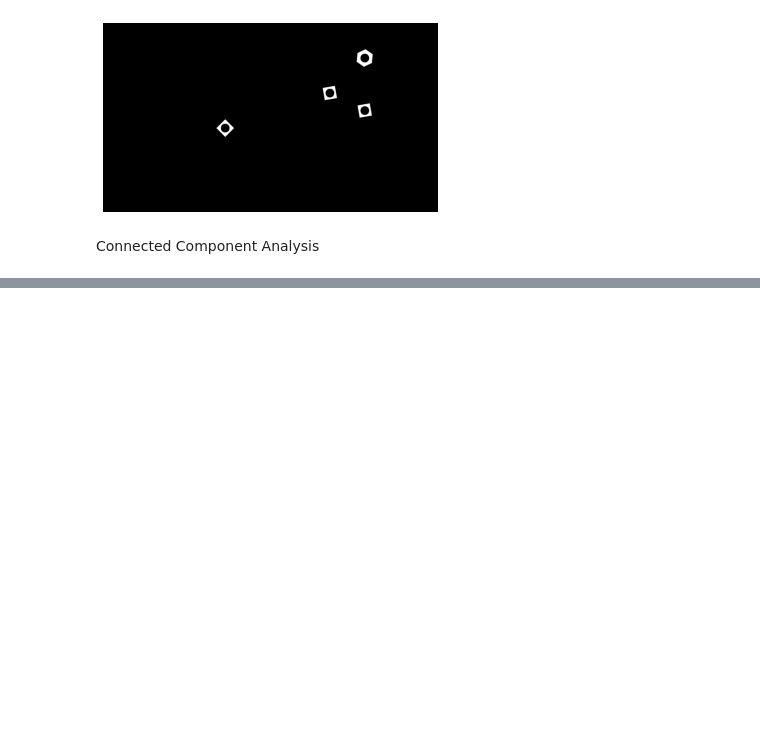
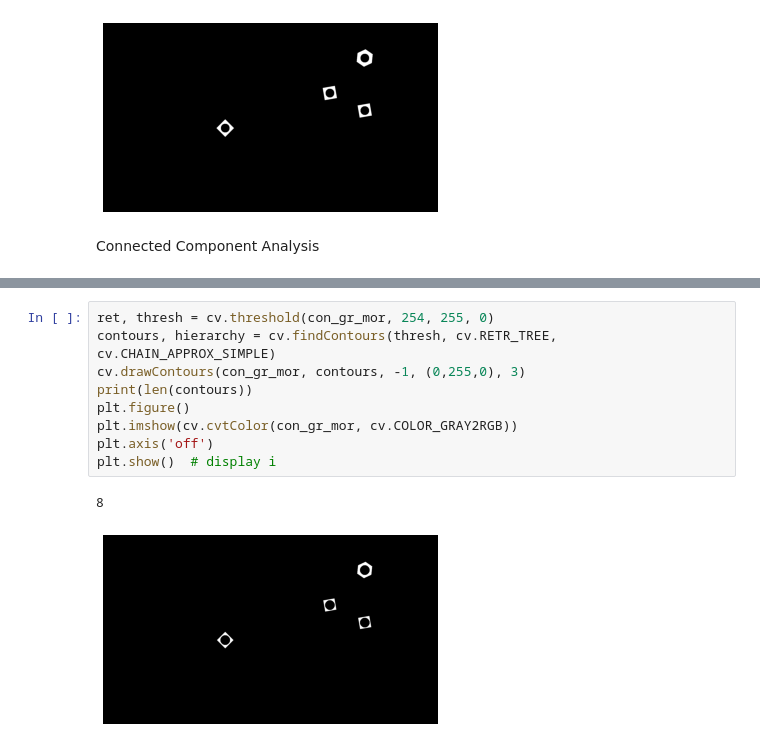
Before and after one commit to Nisitha529/EN2550_ImageProcessingAndMachineVision, a Jupyter notebook: Assignment3/assignment_3.ipynb, the cells around one changed output, grey strips where cells are left out. Saved outputs shown, nothing was run; the diff lists cells and outputs as text; blank space fills up the shorter version.

```diff
--- a/Assignment3/assignment_3.ipynb
+++ b/Assignment3/assignment_3.ipynb
@@ -101,0 +144,12 @@ Connected Component Analysis
+# %%
+ret, thresh = cv.threshold(con_gr_mor, 254, 255, 0)
+contours, hierarchy = cv.findContours(thresh, cv.RETR_TREE, cv.CHAIN_APPROX_SIMPLE)
+cv.drawContours(con_gr_mor, contours, -1, (0,255,0), 3)
+print(len(contours))
+plt.figure()
+plt.imshow(cv.cvtColor(con_gr_mor, cv.COLOR_GRAY2RGB))
+plt.axis('off')
+plt.show()  # display i
+# %% [output]
+8
+[figure, added]
```
Also changed, not shown: parts of 3 cells of this notebook.
